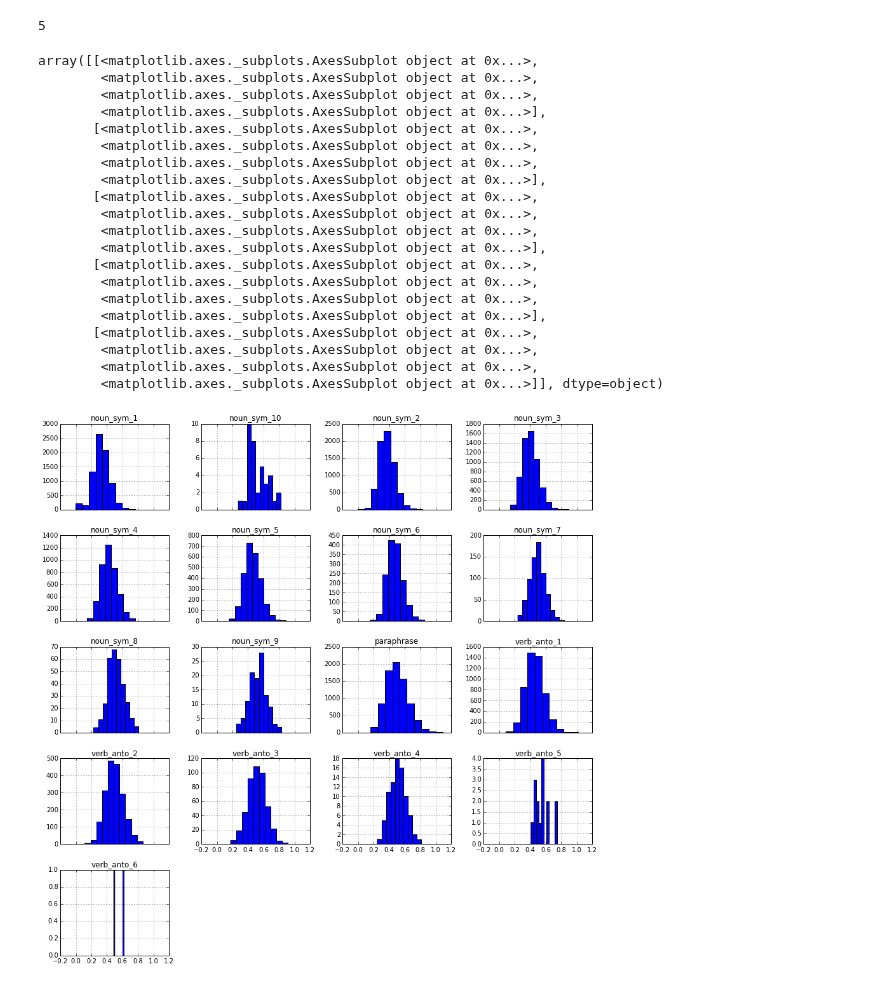
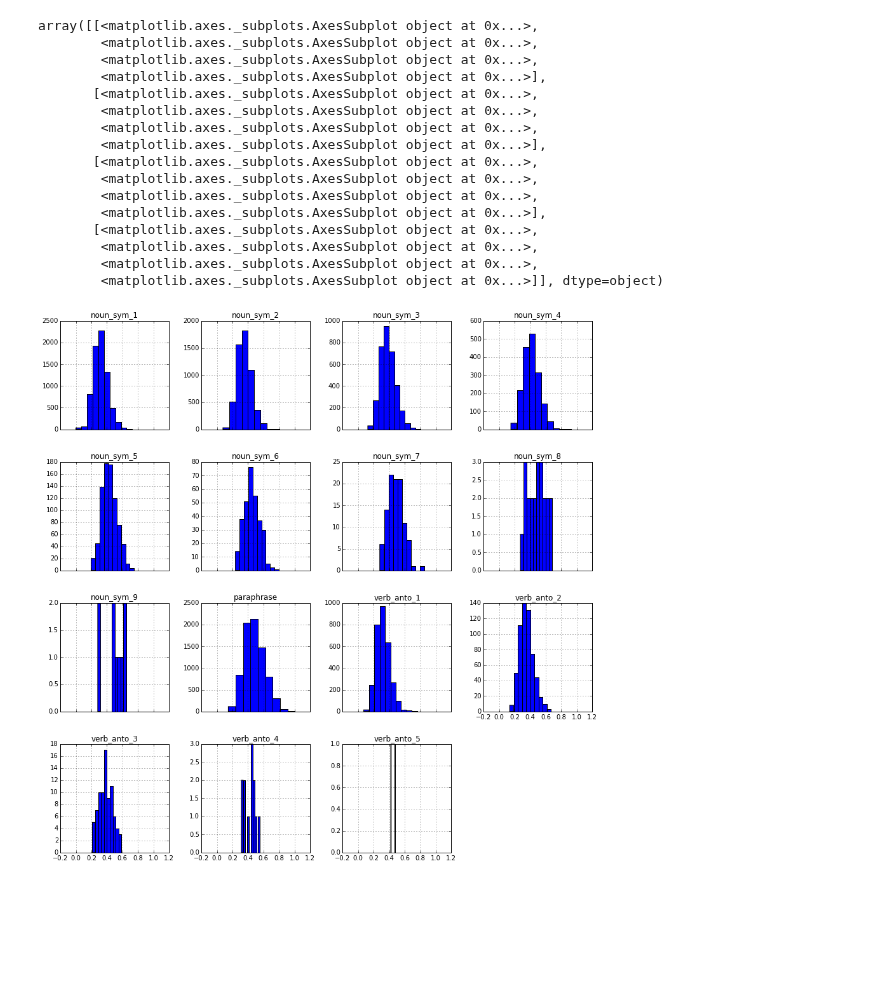
Before and after one commit to oxinabox/phd, a Jupyter notebook: prototypes/Projects/SemanticVsSyntacticEval/results_analysis.ipynb, the cells around one changed output. Drawn from its saved outputs; the diff is of its cells as text; code cells hidden in the pictures; blank space fills up the shorter version.

```diff
--- a/prototypes/Projects/SemanticVsSyntacticEval/results_analysis.ipynb
+++ b/prototypes/Projects/SemanticVsSyntacticEval/results_analysis.ipynb
@@ -97,32 +102,24 @@ comparative_distances
-# %%
-len(compare_sym_anto_distances(doc2vec_dists))
-# %% [output]
-5
 # %%
 def drop_null_cols(df):
     keep_cols = [col for col in df.columns if not(all(pd.isnull(df.loc[:,col])))]
     return df.loc[:,keep_cols]
 # %%
-drop_null_cols(doc2vec_dists).hist(sharex=True)
+drop_null_cols(hansard_doc2vec_dists).hist(sharex=True)
 # %% [output]
 array([[<matplotlib.axes._subplots.AxesSubplot object at 0x...>,
         <matplotlib.axes._subplots.AxesSubplot object at 0x...>,
         <matplotlib.axes._subplots.AxesSubplot object at 0x...>,
         <matplotlib.axes._subplots.AxesSubplot object at 0x...>],
        [<matplotlib.axes._subplots.AxesSubplot object at 0x...>,
         <matplotlib.axes._subplots.AxesSubplot object at 0x...>,
         <matplotlib.axes._subplots.AxesSubplot object at 0x...>,
         <matplotlib.axes._subplots.AxesSubplot object at 0x...>],
        [<matplotlib.axes._subplots.AxesSubplot object at 0x...>,
         <matplotlib.axes._subplots.AxesSubplot object at 0x...>,
         <matplotlib.axes._subplots.AxesSubplot object at 0x...>,
         <matplotlib.axes._subplots.AxesSubplot object at 0x...>],
        [<matplotlib.axes._subplots.AxesSubplot object at 0x...>,
         <matplotlib.axes._subplots.AxesSubplot object at 0x...>,
         <matplotlib.axes._subplots.AxesSubplot object at 0x...>,
-        <matplotlib.axes._subplots.AxesSubplot object at 0x...>],
-       [<matplotlib.axes._subplots.AxesSubplot object at 0x...>,
-        <matplotlib.axes._subplots.AxesSubplot object at 0x...>,
-        <matplotlib.axes._subplots.AxesSubplot object at 0x...>,
         <matplotlib.axes._subplots.AxesSubplot object at 0x...>]], dtype=object)
-[figure, old version]
+[figure, new version]
```
Also changed, not shown: parts of 6 cells of this notebook, 5 other files.
